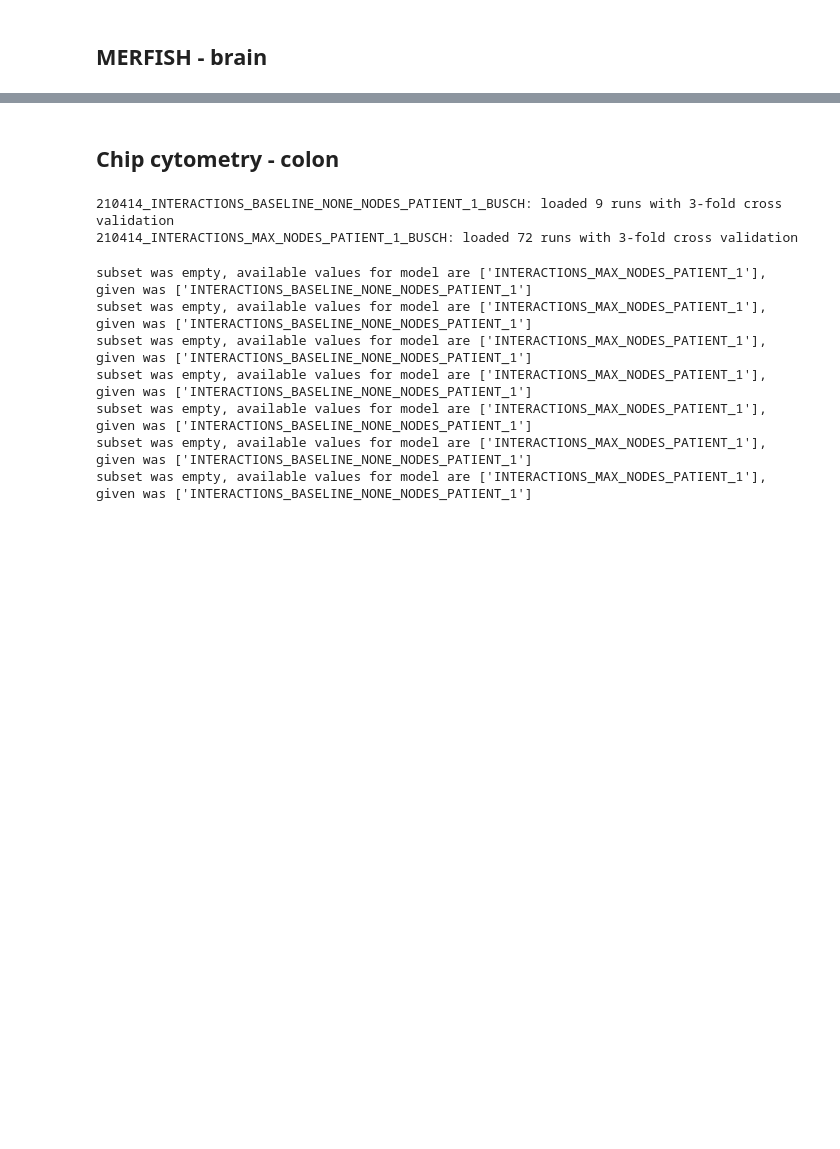
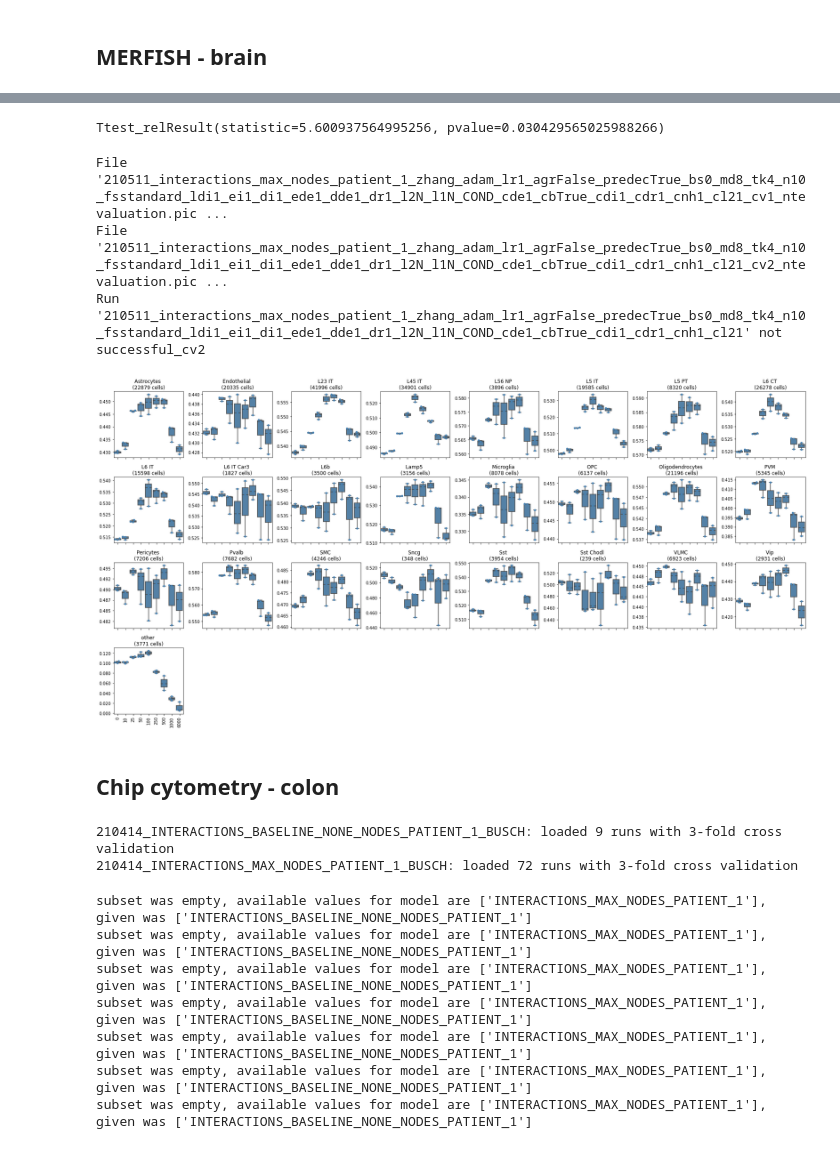
Before and after one commit to theislab/ncem, a Jupyter notebook: model_benchmarks_interactions.ipynb, the cells around one changed output, grey strips where cells are left out. Saved outputs shown, nothing was run; the diff lists cells and outputs as text; code cells hidden in the pictures; blank space fills up the shorter version.

```diff
--- a/model_benchmarks_interactions.ipynb
+++ b/model_benchmarks_interactions.ipynb
@@ -72,3 +69,35 @@ subset was empty, available values for model are ['INTERACTIONS_MAX_NODES_PATIEN
+# %%
+test_id_interaction = gs_linear.get_best_model_id(
+    subset_hyperparameters=[("model", "INTERACTIONS_MAX_NODES_PATIENT_1")],
+    partition_select='test', metric_select="r_squared_linreg"
+)
+interaction_test_r2 = np.array(
+    gs_linear.summary_table[gs_linear.summary_table["run_id"] ==test_id_interaction]['test_r_squared_linreg']
+)
+test_id_baseline = gs_linear.get_best_model_id(
+    subset_hyperparameters=[("model", "INTERACTIONS_BASELINE_NONE_NODES_PATIENT_1")],
+    partition_select='test', metric_select="r_squared_linreg"
+)
+baseline_test_r2 = np.array(
+    gs_linear.summary_table[gs_linear.summary_table["run_id"] ==test_id_baseline]['test_r_squared_linreg']
+)
+
+print(ttest_rel(interaction_test_r2, baseline_test_r2))
+# %% [output]
+Ttest_relResult(statistic=5.600937564995256, pvalue=0.030429565025988266)
+# %%
+gs_linear.load_target_cell_evaluation()
+
+gs_linear.plot_target_cell_evaluation(
+    metric_show="r_squared_linreg",
+    metric_select="r_squared_linreg",
+    param_x="um_radius",
+)
+# %% [output]
+File '210511_interactions_max_nodes_patient_1_zhang_adam_lr1_agrFalse_predecTrue_bs0_md8_tk4_n10_fsstandard_ldi1_ei1_di1_ede1_dde1_dr1_l2N_l1N_COND_cde1_cbTrue_cdi1_cdr1_cnh1_cl21_cv1_ntevaluation.pic ...
+File '210511_interactions_max_nodes_patient_1_zhang_adam_lr1_agrFalse_predecTrue_bs0_md8_tk4_n10_fsstandard_ldi1_ei1_di1_ede1_dde1_dr1_l2N_l1N_COND_cde1_cbTrue_cdi1_cdr1_cnh1_cl21_cv2_ntevaluation.pic ...
+Run '210511_interactions_max_nodes_patient_1_zhang_adam_lr1_agrFalse_predecTrue_bs0_md8_tk4_n10_fsstandard_ldi1_ei1_di1_ede1_dde1_dr1_l2N_l1N_COND_cde1_cbTrue_cdi1_cdr1_cnh1_cl21' not successful_cv2
+[figure, added]
 # %% [markdown]
 ## Chip cytometry - colon
 # %%
```
Also changed, not shown: parts of 16 cells of this notebook, 2 other files.
